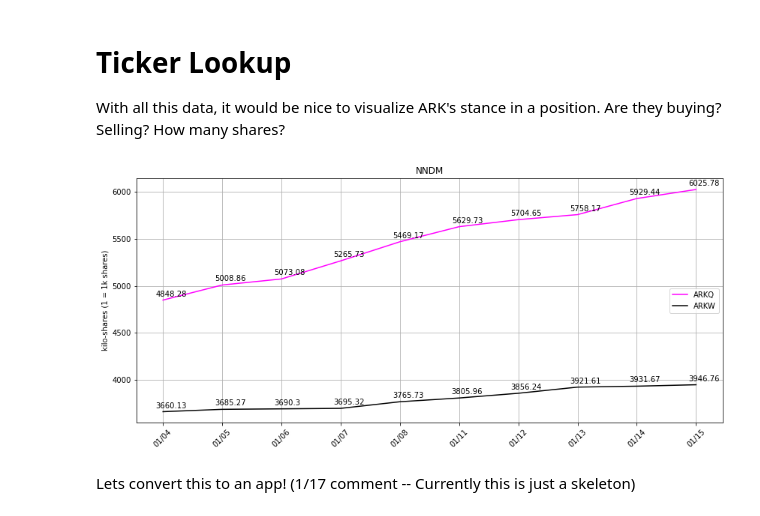
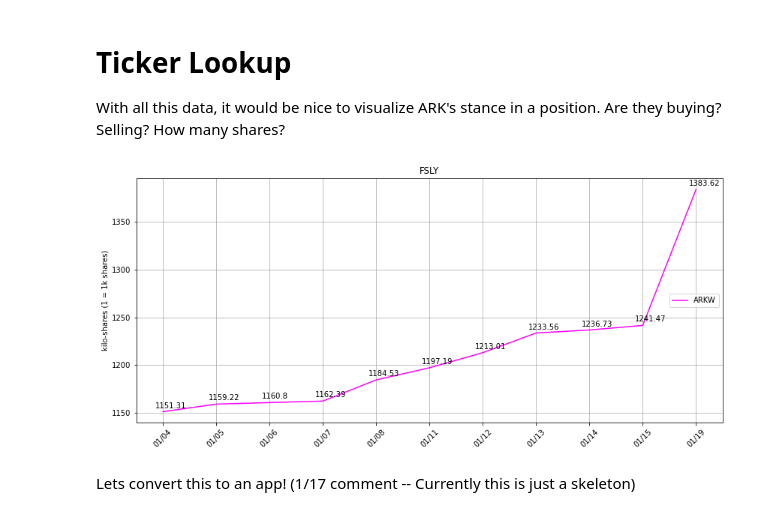
Before and after one commit to ShyuShiro/ARKFund_App, a Jupyter notebook: ARK Visualizations.ipynb, the cells around one changed output. Cells and saved outputs as stored; diff of their text form; code cells hidden in the pictures.

```diff
--- a/ARK Visualizations.ipynb
+++ b/ARK Visualizations.ipynb
@@ -714,35 +1199,35 @@ def ticker_lookup(tickers,together=True,funds=None):
         plot_count = len(funds) #How many plots per fund
 
         for fund in funds:
 
             subset = df[df['fund']==fund.upper()]
             plt.subplot(1,plot_count,i)
             j = 0
 
             for ticker in tickers:
                 r = subset[subset['ticker']==ticker.upper()]
                 shares = log_reduction(r['shares'])
                 dates = np.arange(0,len(shares)) #Create arbitrary date axis
                 plt.plot(dates,shares,label=fund,color=colors[j])
                 plt.xticks(dates_label,rotation=45,labels=dates_vals) #Feed in arbirary axis with labels as the dates
                 for idx,Y in enumerate(shares):
                     plt.annotate(str(Y),xy=(idx,Y),xytext=(-10,5),textcoords='offset points')
                 j += 1
                 all_df = all_df.append(r) #df to return in case its useful
 
             plt.title(fund.upper())
             #plt.yticks([])
             plt.grid(axis='y')
             plt.tight_layout()
             if i == 1:
                 plt.ylabel("kilo-shares (1 = 1k shares)")
             if i == plot_count:
                 plt.legend(labels=tickers,loc="center right")
             i += 1
     return all_df
-a = ticker_lookup(tickers = ['NNDM'],together=True)
+a = ticker_lookup(tickers = ['FSLY'],together=True)
 # %% [output]
-[figure, old version]
+[figure, new version]
 # %% [markdown]
 Lets convert this to an app! (1/17 comment -- Currently this is just a skeleton)
 # %%
```
Also changed, not shown: parts of 12 cells of this notebook, 2 other files.
